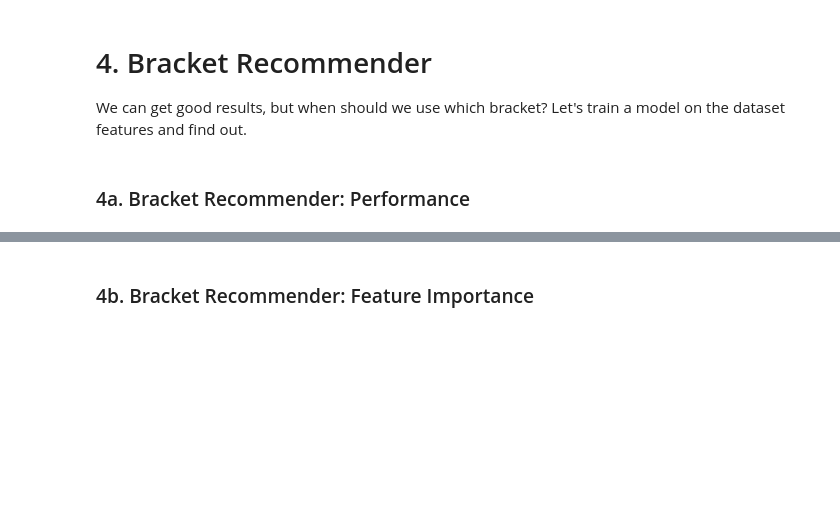
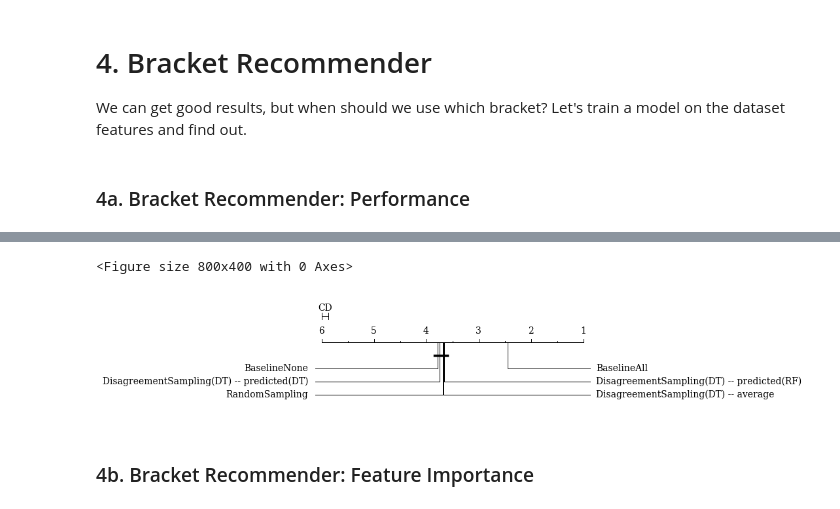
Before and after one commit to sintija-s/sudssl, a Jupyter notebook: 1_evaluation_downstream_performance.ipynb, the cells around one changed output, grey strips where cells are left out. Drawn from its saved outputs; the diff is of its cells as text; code cells hidden in the pictures; blank space fills up the shorter version.

Commit message:
prepared downstream performance evaluation

```diff
--- a/1_evaluation_downstream_performance.ipynb
+++ b/1_evaluation_downstream_performance.ipynb
@@ -438,3 +425,6 @@ sorted_features
 # 4. Bracket Recommender
 
 We can get good results, but when should we use which bracket? Let's train a model on the dataset features and find out.
+# %%
+# Merge meta-features and keep 'dataset' column
+df_best = df_best_bracket.merge(df_meta, left_on="dataset", right_on="dataset_id", how="left")
@@ -441,2 +461,32 @@ We can get good results, but when should we use which bracket? Let's train a mod
 # %% [markdown]
 ### 4a. Bracket Recommender: Performance
+# %%
+results = []
+
+# evaluation
+for _, row in df_all_predictions.iterrows():
+    df_tmp = df_clean_avg[(df_clean_avg["dataset"] == row["dataset"])
+             & (df_clean_avg["n_labeled"] == row["n_labeled"])
+             & (df_clean_avg["n_sample"] == row["n_sample"])
+             & (df_clean_avg['metric'] == 'auprc_macro')
+             & (df_clean_avg['sampling_method'] != 'DisagreementSampling(DS)')]
+
+    # Store result
+    results.append({
+        "dataset": row["dataset"],
+        "n_labeled": row["n_labeled"],
+        "n_sample": row["n_sample"],
+        "BaselineNone": df_tmp.iloc[0]['baseline_none'],
+        "BaselineAll": df_tmp.iloc[0]['baseline_all'],
+        "DisagreementSampling(DT) -- average": df_tmp[df_tmp['sampling_method'] == 'DisagreementSampling(DT)']['value'].mean(),
+        "RandomSampling": df_tmp[df_tmp['sampling_method'] == 'RandomSampling']['value'].values[0],
+        "DisagreementSampling(DT) -- predicted(DT)": df_tmp[df_tmp['bracket'] == row['predicted_bracket_DT']]['value'].values[0],
+        "DisagreementSampling(DT) -- predicted(RF)": df_tmp[df_tmp['bracket'] == row['predicted_bracket_RF']]['value'].values[0]
+    })
+
+# Final dataframe
+results_df = pd.DataFrame(results)
+# %%
+cols_to_compare = ['BaselineNone', 'BaselineAll', 'DisagreementSampling(DT) -- average', 'RandomSampling',
+                   'DisagreementSampling(DT) -- predicted(DT)', 'DisagreementSampling(DT) -- predicted(RF)']
+result = autorank(results_df[cols_to_compare], alpha=0.05, verbose=True)
@@ -443,2 +505,10 @@ We can get good results, but when should we use which bracket? Let's train a mod
+# %%
+plt.figure(figsize=(8, 4))
+plot_stats(result)
+plt.tight_layout()
+plt.show()
+# %% [output]
+<Figure size 800x400 with 0 Axes>
+[figure, added]
 # %% [markdown]
 ### 4b. Bracket Recommender: Feature Importance
```
Also changed, not shown: parts of 7 cells of this notebook.
